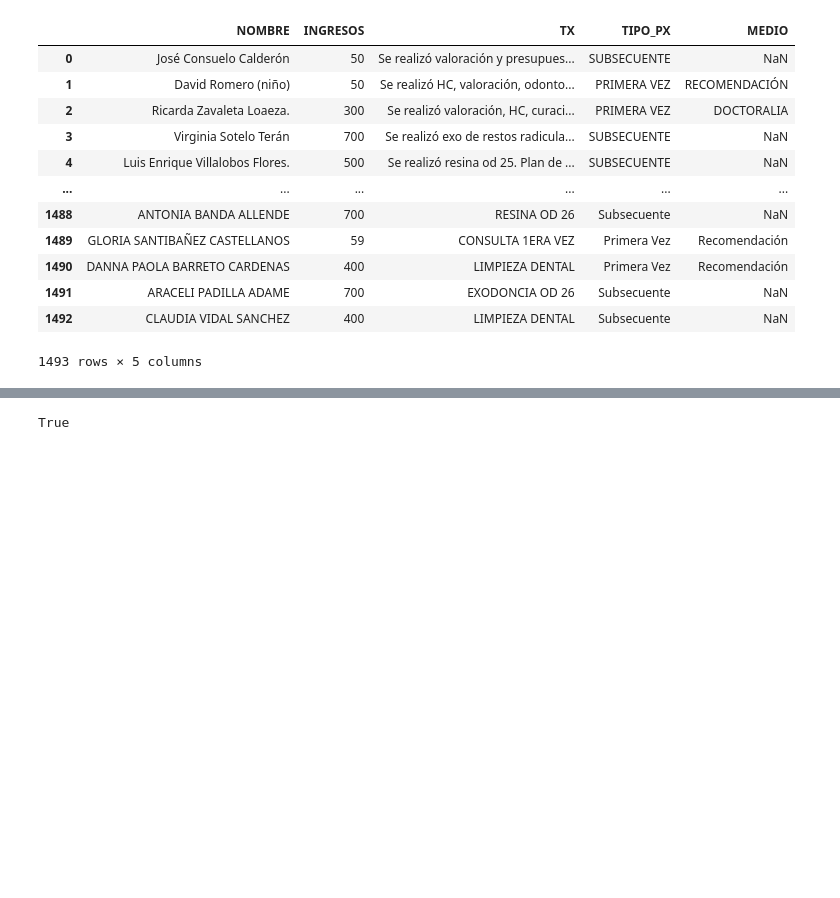
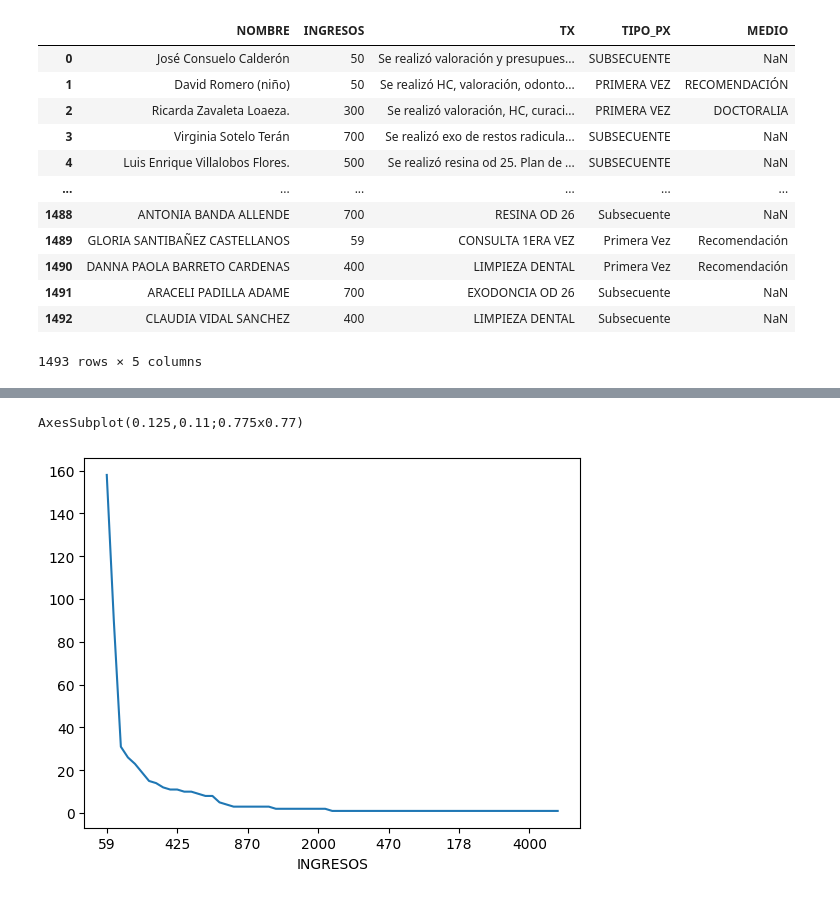
Before and after one commit to shanti-gzmn/denica, a Jupyter notebook: main.ipynb, the cells around one changed output, grey strips where cells are left out. Drawn from its saved outputs; the diff is of its cells as text; code cells hidden in the pictures; blank space fills up the shorter version.

```diff
--- a/main.ipynb
+++ b/main.ipynb
@@ -58,7 +58,7 @@ display(df)
 # %%
 key_words = [
     {
-        'Traditional': ['consulta', 'consulta primera vez', 'limpieza', 'resina', 'limpieza dental', 'profilaxis'],
+        'Traditional': ['consulta', 'consulta primera vez', 'limpieza', 'resina', 'limpieza dental', 'profilaxis', 'valoracion'],
         'Priority': [],
         'Premier': []
     }
@@ -108,9 +98,10 @@ display(df)
-# %%
-word = "consulta"
-sentence = "Fui a una consulta"
-print(word in sentence)
-# %% [output]
-True
+# %%
+df.dropna(inplace=True)
+
+print(df['INGRESOS'].value_counts().plot())
+# %% [output]
+AxesSubplot(0.125,0.11;0.775x0.77)
+[figure, added]
 # %%
 display(df)
 # %% [output]
```
Also changed, not shown: parts of 3 cells of this notebook.
